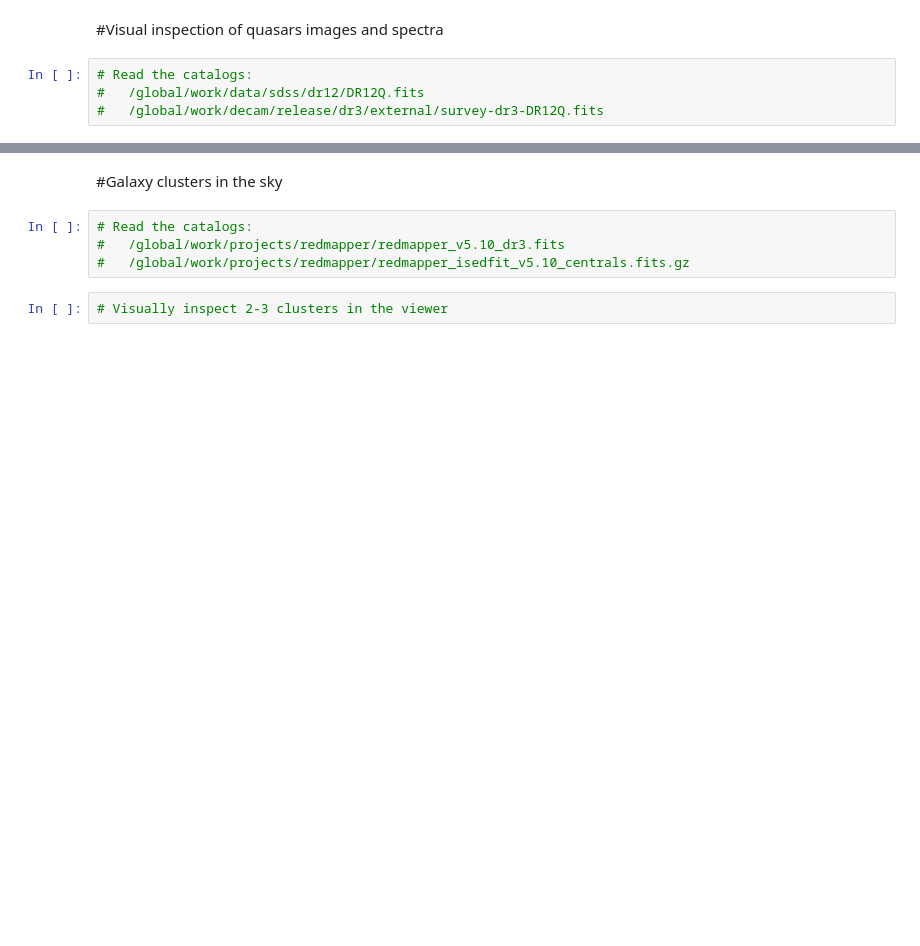
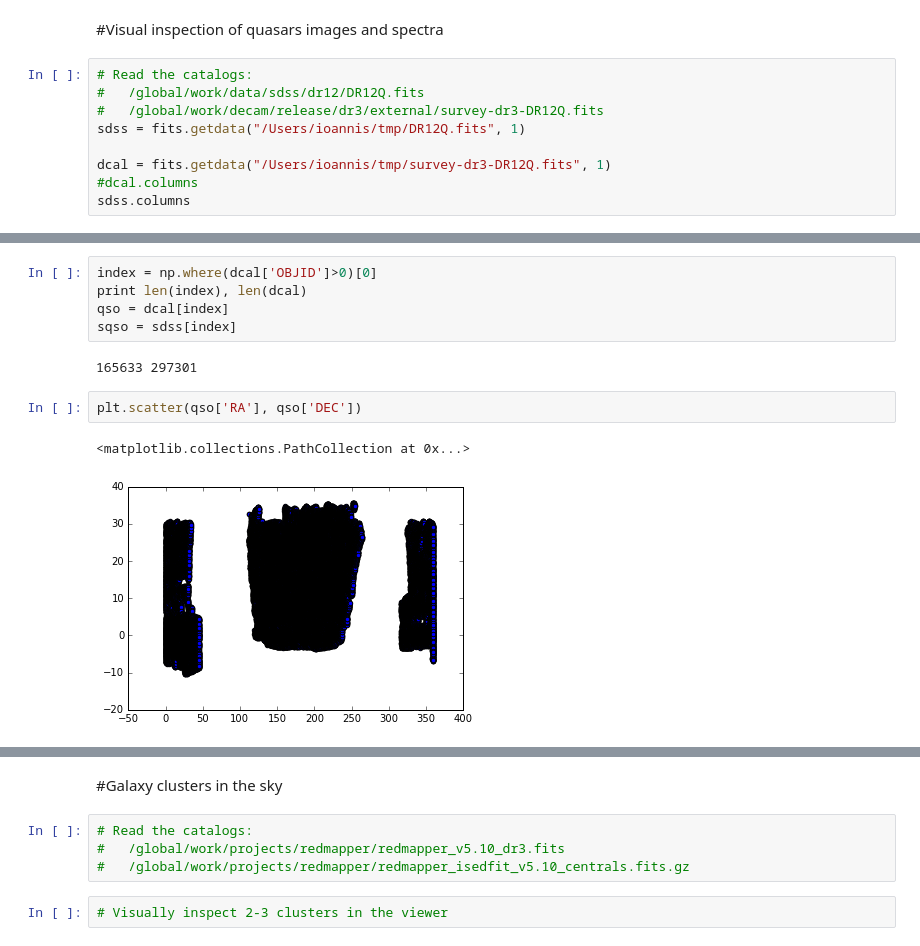
Before and after one commit to moustakas/siena-astrophysics, a Jupyter notebook: teaching/fellows/legacysurvey-demo.ipynb, the cells around one changed output, grey strips where cells are left out. Cells and saved outputs as stored; diff of their text form; blank space fills up the shorter version.

```diff
--- a/teaching/fellows/legacysurvey-demo.ipynb
+++ b/teaching/fellows/legacysurvey-demo.ipynb
@@ -6,3 +12,8 @@
 # Read the catalogs:
 #   /global/work/data/sdss/dr12/DR12Q.fits
 #   /global/work/decam/release/dr3/external/survey-dr3-DR12Q.fits
+sdss = fits.getdata("/Users/ioannis/tmp/DR12Q.fits", 1)
+
+dcal = fits.getdata("/Users/ioannis/tmp/survey-dr3-DR12Q.fits", 1)
+#dcal.columns
+sdss.columns
@@ -9,3 +38,15 @@
+# %%
+index = np.where(dcal['OBJID']>0)[0]
+print len(index), len(dcal)
+qso = dcal[index]
+sqso = sdss[index]
+# %% [output]
+165633 297301
+# %%
+plt.scatter(qso['RA'], qso['DEC'])
+# %% [output]
+<matplotlib.collections.PathCollection at 0x...>
+[figure, added]
 # %%
 # Make some basic plots
 #   * ra, dec - full SDSS and matched SDSS/DR3
```
Also changed, not shown: parts of 5 cells of this notebook.
